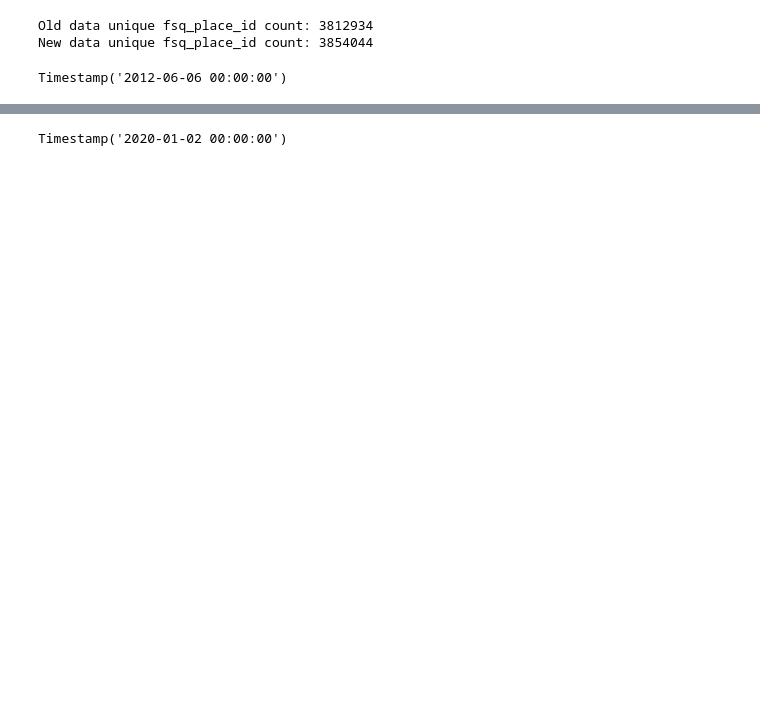
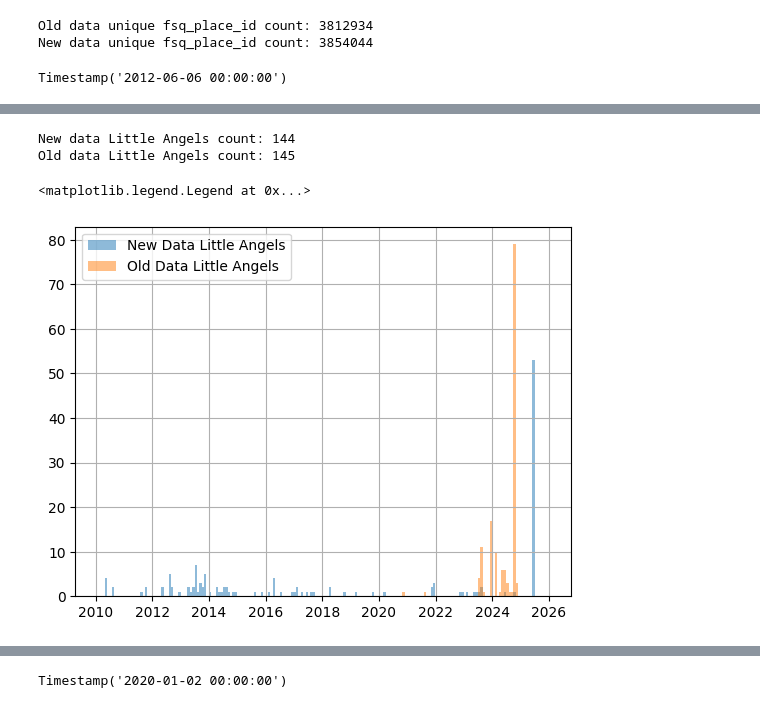
Before and after one commit to GeographicDataService/RetailCentres2026_Unified, a Jupyter notebook: Boundaries/notebooks/process_input_data/compare_newvsoldfoursquaredata.ipynb, the cells around one changed output, grey strips where cells are left out. Drawn from its saved outputs; the diff is of its cells as text; code cells hidden in the pictures; blank space fills up the shorter version.

```diff
--- a/Boundaries/notebooks/process_input_data/compare_newvsoldfoursquaredata.ipynb
+++ b/Boundaries/notebooks/process_input_data/compare_newvsoldfoursquaredata.ipynb
@@ -38,0 +47,19 @@ Timestamp('2012-06-06 00:00:00')
+# %%
+#count var in new and old data
+
+name = "Little Angels"
+new_data_somerfield = new_data[new_data['name'].str.contains(name, case=False, na=False)]
+old_data_somerfield = old_data[old_data['name'].str.contains(name, case=False, na=False)]
+
+print(f"New data {name} count: {new_data_somerfield.shape[0]}")
+print(f"Old data {name} count: {old_data_somerfield.shape[0]}")
+
+#plot the date_refreshed for somerfield in new and old data
+new_data_somerfield['date_refreshed'].hist(bins=bins, alpha=0.5, label=f'New Data {name}')
+old_data_somerfield['date_refreshed'].hist(bins=bins, alpha=0.5, label=f'Old Data {name}')
+plt.legend()
+# %% [output]
+New data Little Angels count: 144
+Old data Little Angels count: 145
+<matplotlib.legend.Legend at 0x...>
+[figure, added]
```
Also changed, not shown: parts of 16 cells of this notebook, 3 other files.
